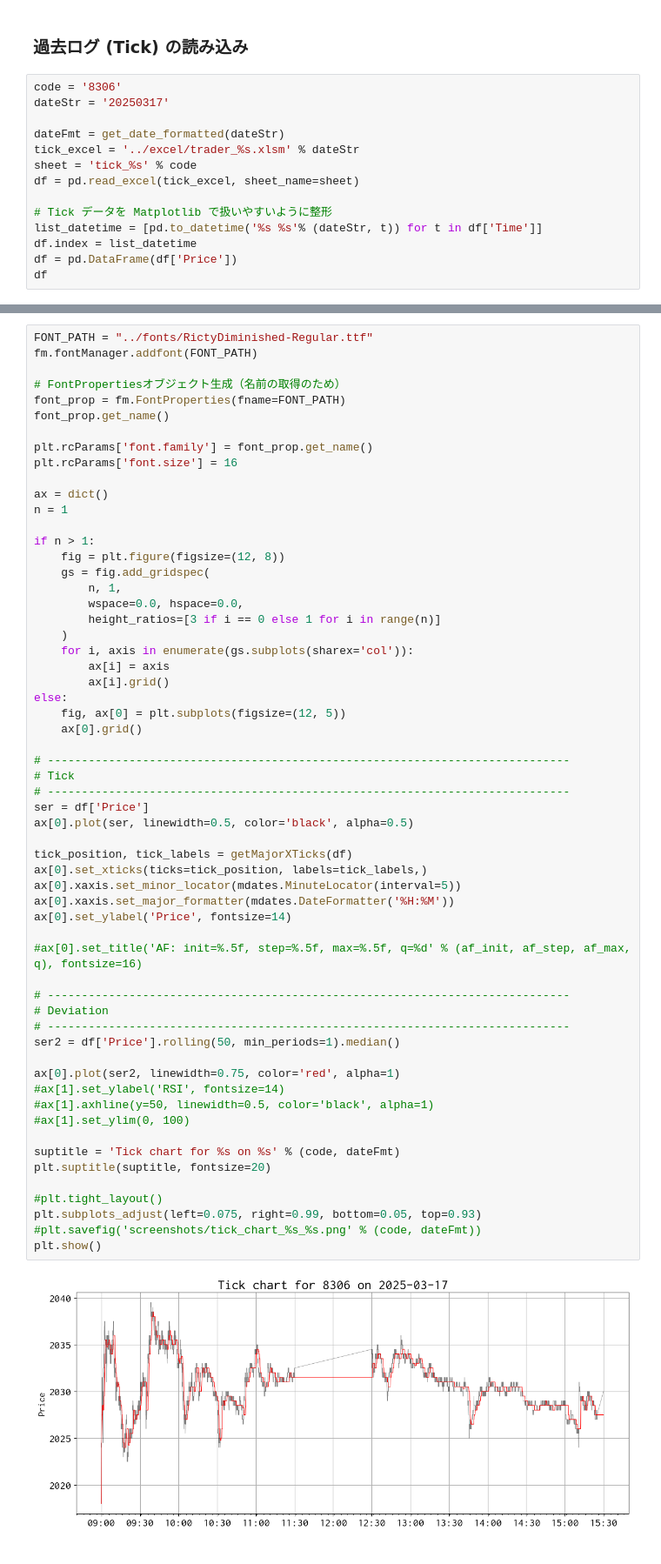
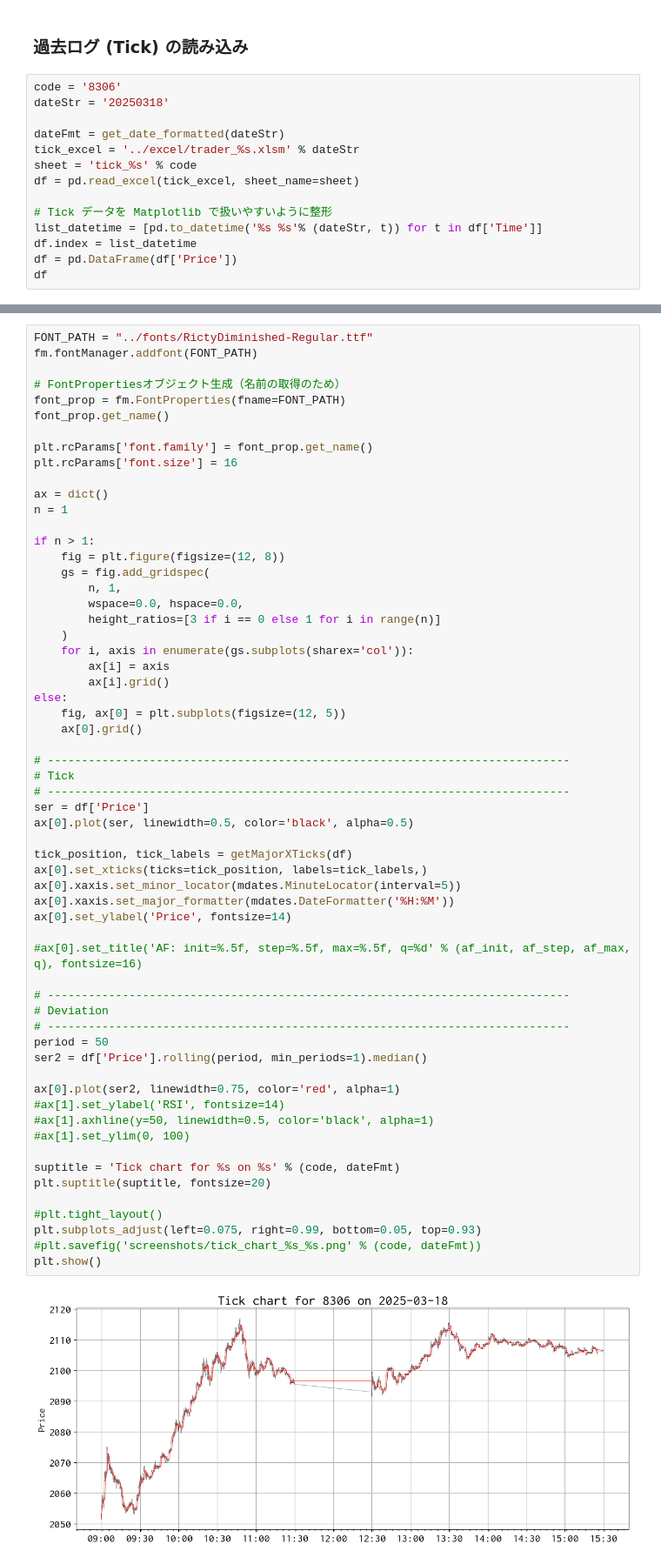
Before and after one commit to bitwalk123/day_trade_simulator, a Jupyter notebook: jupyter/test_002_first_entry.ipynb, the cells around one changed output, grey strips where cells are left out. Shown at 87% size. Drawn from its saved outputs; the diff is of its cells as text.

```diff
--- a/jupyter/test_002_first_entry.ipynb
+++ b/jupyter/test_002_first_entry.ipynb
@@ -27,7 +27,7 @@ from tech.osc import wilder_rsi
 ### 過去ログ (Tick) の読み込み
 # %%
 code = '8306'
-dateStr = '20250317'
+dateStr = '20250318'
 
 dateFmt = get_date_formatted(dateStr)
 tick_excel = '../excel/trader_%s.xlsm' % dateStr
@@ -85,35 +85,36 @@ else:
 # Tick
 # -----------------------------------------------------------------------------
 ser = df['Price']
 ax[0].plot(ser, linewidth=0.5, color='black', alpha=0.5)
 
 tick_position, tick_labels = getMajorXTicks(df)
 ax[0].set_xticks(ticks=tick_position, labels=tick_labels,)
 ax[0].xaxis.set_minor_locator(mdates.MinuteLocator(interval=5))
 ax[0].xaxis.set_major_formatter(mdates.DateFormatter('%H:%M'))
 ax[0].set_ylabel('Price', fontsize=14)
 
 #ax[0].set_title('AF: init=%.5f, step=%.5f, max=%.5f, q=%d' % (af_init, af_step, af_max, q), fontsize=16)
 
 # -----------------------------------------------------------------------------
 # Deviation
 # -----------------------------------------------------------------------------
-ser2 = df['Price'].rolling(50, min_periods=1).median()
+period = 50
+ser2 = df['Price'].rolling(period, min_periods=1).median()
 
 ax[0].plot(ser2, linewidth=0.75, color='red', alpha=1)
 #ax[1].set_ylabel('RSI', fontsize=14)
 #ax[1].axhline(y=50, linewidth=0.5, color='black', alpha=1)
 #ax[1].set_ylim(0, 100)
 
 suptitle = 'Tick chart for %s on %s' % (code, dateFmt)
 plt.suptitle(suptitle, fontsize=20)
 
 #plt.tight_layout()
 plt.subplots_adjust(left=0.075, right=0.99, bottom=0.05, top=0.93)
 #plt.savefig('screenshots/tick_chart_%s_%s.png' % (code, dateFmt))
 plt.show()
 # %% [output]
-[figure, old version]
+[figure, new version]
 # %%
 ser2 = df['Price'].rolling(100, min_periods=1).median()
 ser2
```
Also changed, not shown: parts of 2 cells of this notebook, 1 other file.
